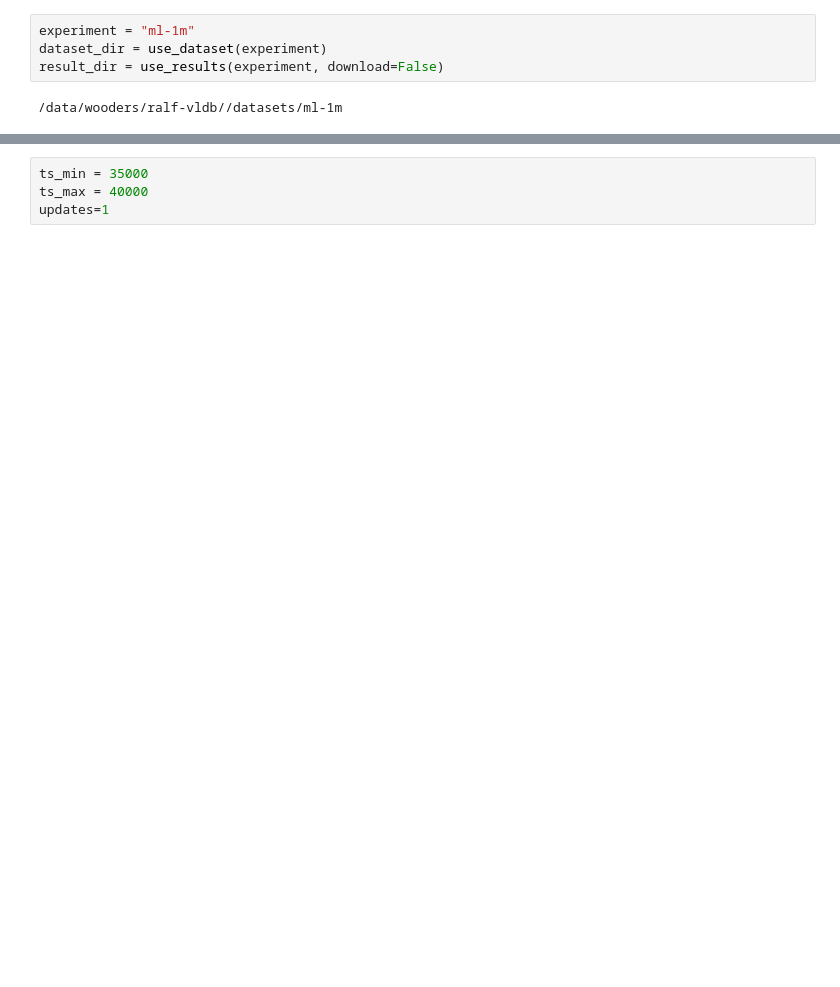
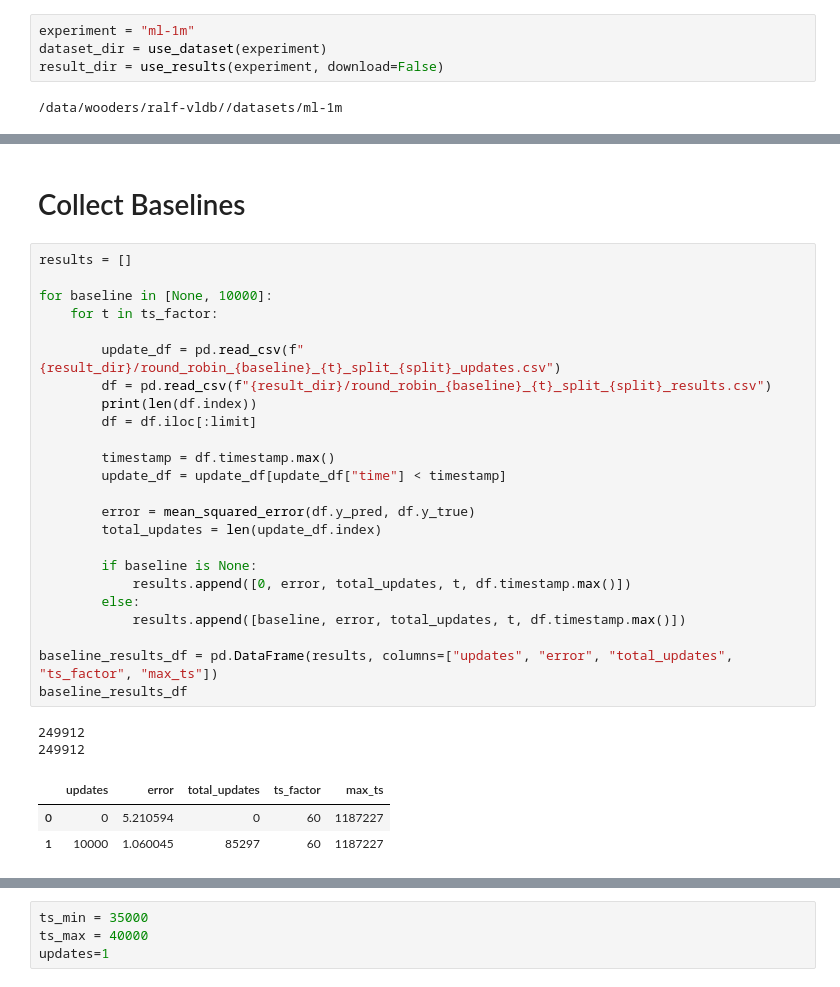
Before and after one commit to feature-store/experiments, a Jupyter notebook: nb/03-29-22-als_plots.ipynb, the cells around one changed output, grey strips where cells are left out. Cells and saved outputs as stored; diff of their text form; blank space fills up the shorter version.

```diff
--- a/nb/03-29-22-als_plots.ipynb
+++ b/nb/03-29-22-als_plots.ipynb
@@ -25,3 +68,35 @@ limit = 1000 #100000
+# %% [markdown]
+# Collect Baselines
+# %%
+results = []
+
+for baseline in [None, 10000]:
+    for t in ts_factor:
+
+        update_df = pd.read_csv(f"{result_dir}/round_robin_{baseline}_{t}_split_{split}_updates.csv")
+        df = pd.read_csv(f"{result_dir}/round_robin_{baseline}_{t}_split_{split}_results.csv")
+        print(len(df.index))
+        df = df.iloc[:limit]
+
+        timestamp = df.timestamp.max()
+        update_df = update_df[update_df["time"] < timestamp]
+
+        error = mean_squared_error(df.y_pred, df.y_true)
+        total_updates = len(update_df.index)
+
+        if baseline is None:
+            results.append([0, error, total_updates, t, df.timestamp.max()])
+        else:
+            results.append([baseline, error, total_updates, t, df.timestamp.max()])
+
+baseline_results_df = pd.DataFrame(results, columns=["updates", "error", "total_updates", "ts_factor", "max_ts"])
+baseline_results_df
+# %% [output]
+249912
+249912
+|  | updates | error | total_updates | ts_factor | max_ts |
+| 0 | 0 | 5.210594 | 0 | 60 | 1187227 |
+| 1 | 10000 | 1.060045 | 85297 | 60 | 1187227 |
 # %%
 updates_df = pd.DataFrame()
 df_all = pd.DataFrame()
```
Also changed, not shown: parts of 112 cells of this notebook, 6 other files.
